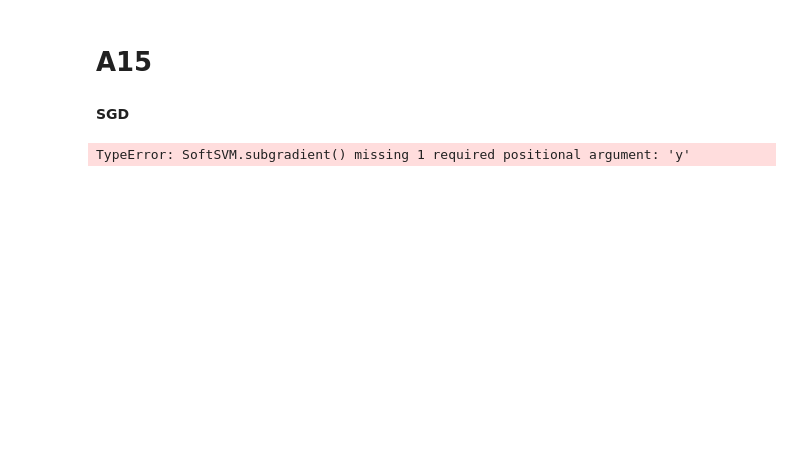
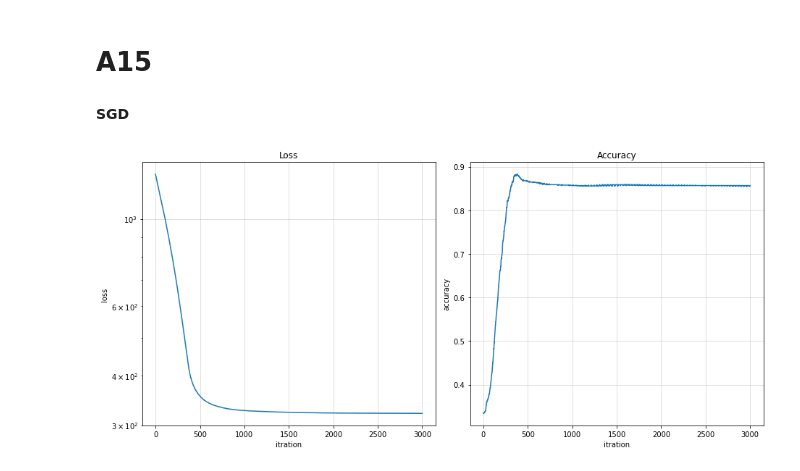
Before and after one commit to alonziv1/Intorduction-to-ML, a Jupyter notebook: Classifiers/part_3.ipynb, the cells around one changed output. Drawn from its saved outputs; the diff is of its cells as text; code cells hidden in the pictures; blank space fills up the shorter version.

```diff
--- a/Classifiers/part_3.ipynb
+++ b/Classifiers/part_3.ipynb
@@ -34,11 +34,11 @@ verify_gradients.compare_gradients(X_moons, y_moons, deltas=np.logspace(-9, -1,
 # %%
 clf = SoftSVM(C=1, lr=2e-4)
 losses, accuracies = clf.fit_with_logs(X_moons, y_moons, max_iter=3000)
 plt.figure(figsize=(13, 6))
-plt.subplot(121), plt.grid(alpha=0.5), plt.title ("TODO")
-plt.semilogy(losses), plt.xlabel("TODO"), plt.ylabel("TODO")
-plt.subplot(122), plt.grid(alpha=0.5), plt.title ("TODO")
-plt.plot(accuracies), plt.xlabel("TODO"), plt.ylabel("TODO")
+plt.subplot(121), plt.grid(alpha=0.5), plt.title ("Loss")
+plt.semilogy(losses), plt.xlabel("itration"), plt.ylabel("loss")
+plt.subplot(122), plt.grid(alpha=0.5), plt.title ("Accuracy")
+plt.plot(accuracies), plt.xlabel("itration"), plt.ylabel("accuracy")
 plt.tight_layout()
 # %% [output]
-TypeError: SoftSVM.subgradient() missing 1 required positional argument: 'y'
+[figure, added]
```
Also changed, not shown: parts of 1 cell of this notebook, 3 other files.
